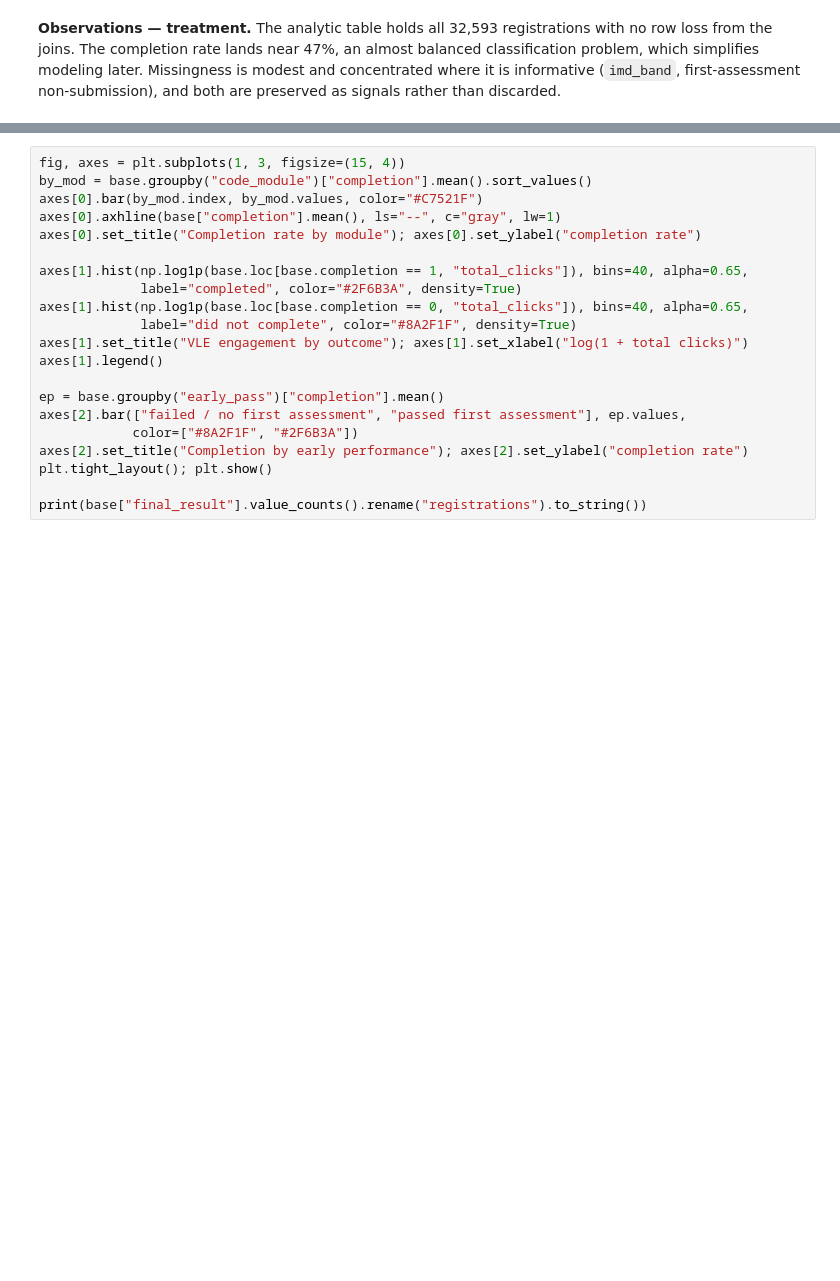
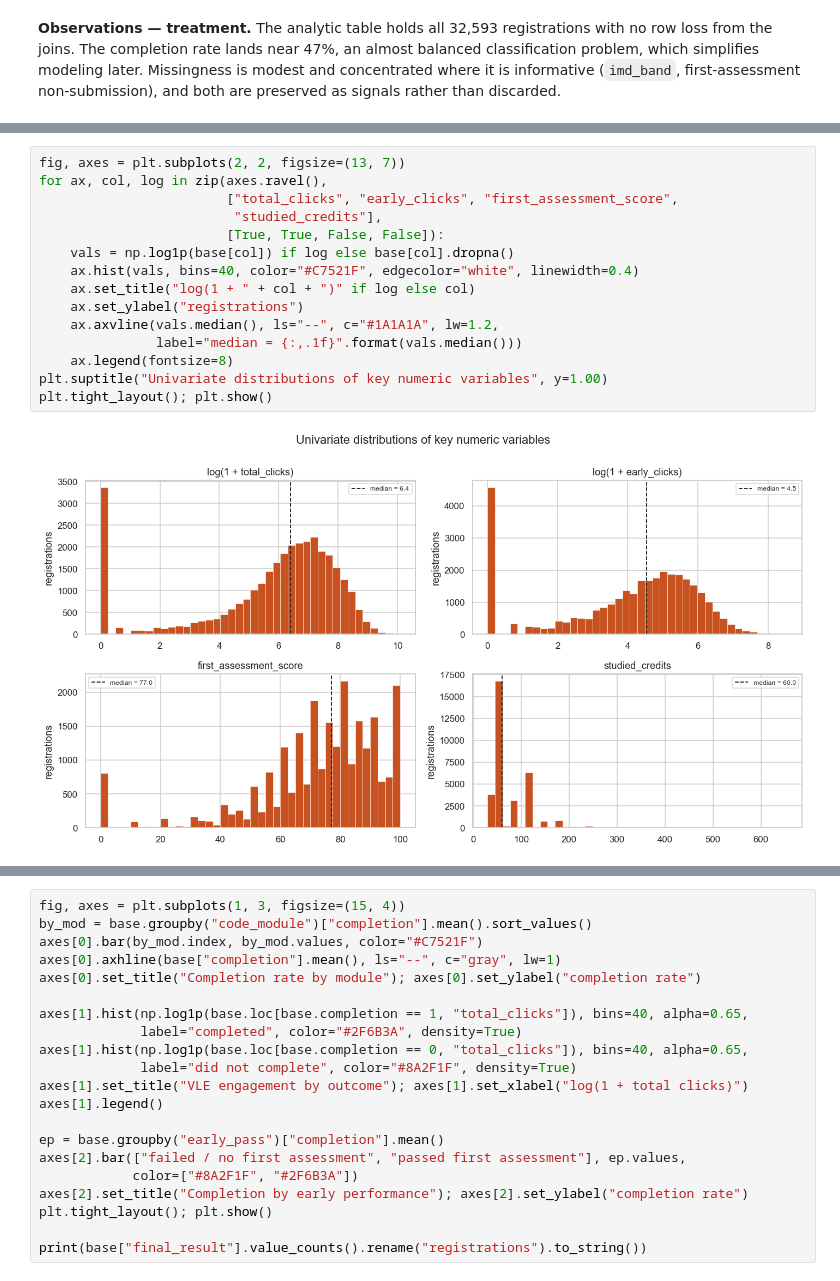
Before and after one commit to ekowhinson/oulad-completion-capstone, a Jupyter notebook: notebooks/oulad_completion_analysis.ipynb, the cells around one changed output, grey strips where cells are left out. Saved outputs shown, nothing was run; the diff lists cells and outputs as text; blank space fills up the shorter version.

```diff
--- a/notebooks/oulad_completion_analysis.ipynb
+++ b/notebooks/oulad_completion_analysis.ipynb
@@ -211,0 +242,17 @@ are preserved as signals rather than discarded.
+# %%
+fig, axes = plt.subplots(2, 2, figsize=(13, 7))
+for ax, col, log in zip(axes.ravel(),
+                        ["total_clicks", "early_clicks", "first_assessment_score",
+                         "studied_credits"],
+                        [True, True, False, False]):
+    vals = np.log1p(base[col]) if log else base[col].dropna()
+    ax.hist(vals, bins=40, color="#C7521F", edgecolor="white", linewidth=0.4)
+    ax.set_title("log(1 + " + col + ")" if log else col)
+    ax.set_ylabel("registrations")
+    ax.axvline(vals.median(), ls="--", c="#1A1A1A", lw=1.2,
+               label="median = {:,.1f}".format(vals.median()))
+    ax.legend(fontsize=8)
+plt.suptitle("Univariate distributions of key numeric variables", y=1.00)
+plt.tight_layout(); plt.show()
+# %% [output]
+[figure, added]
```
Also changed, not shown: parts of 21 cells of this notebook.
